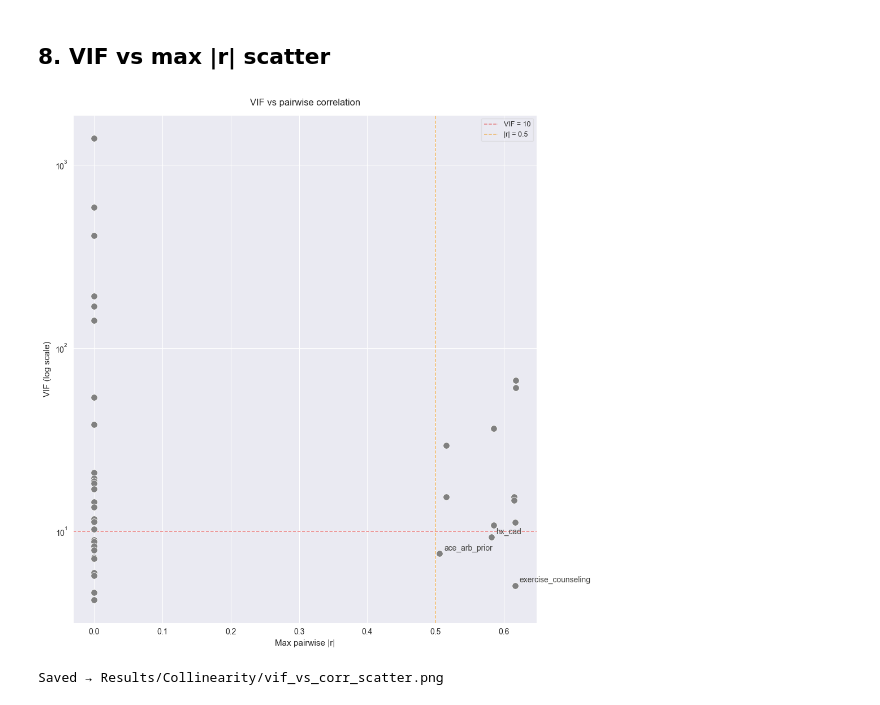
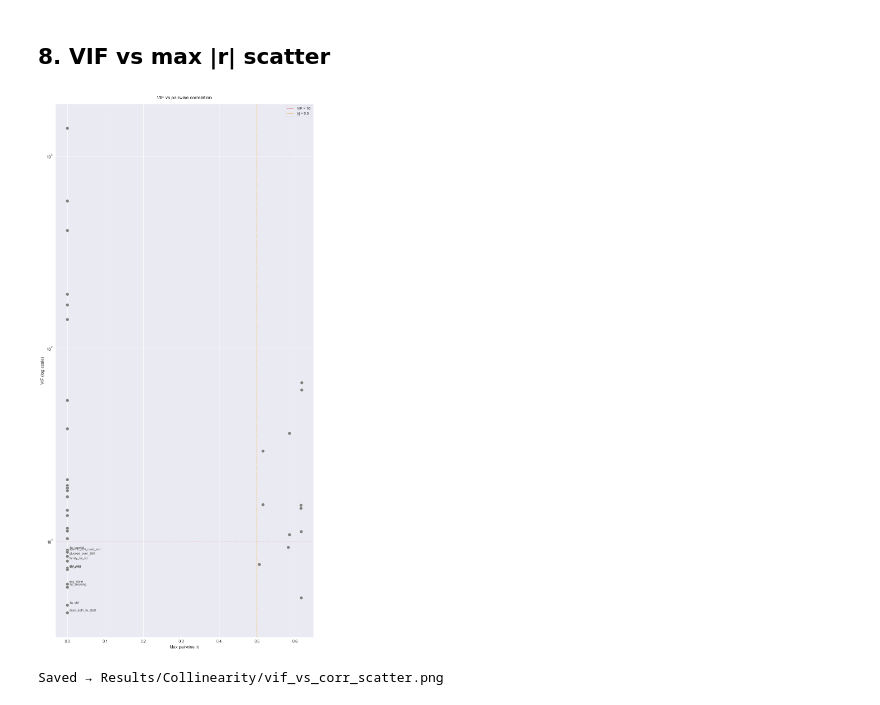
Before and after one commit to kstatham402/170A_Capstone_Project, a Jupyter notebook: notebooks/05_colinearity_analysis.ipynb, the cells around one changed output. Saved outputs shown, nothing was run; the diff lists cells and outputs as text; code cells hidden in the pictures.

```diff
--- a/notebooks/05_colinearity_analysis.ipynb
+++ b/notebooks/05_colinearity_analysis.ipynb
@@ -306,7 +306,7 @@ Saved → Results/Collinearity/vif_barplot.png
 # %% [markdown]
 ## 8. VIF vs max |r| scatter
 # %%
-fig, ax = plt.subplots(figsize=(10, 10))
+fig, ax = plt.subplots(figsize=(10, 20))
 
 ax.scatter(
     vif_df["max_abs_r"], vif_df["VIF"],
@@ -314,34 +314,34 @@ ax.scatter(
     s=70,
     edgecolors="white",
     lw=0.6,
     zorder=3,
 )
 ax.axhline(VIF_THRESH,  color=COL_FLAG, lw=1.1, ls="--", alpha=0.7, label=f"VIF = {VIF_THRESH}")
 ax.axvline(CORR_THRESH, color=COL_WARN, lw=1.1, ls="--", alpha=0.7, label=f"|r| = {CORR_THRESH}")
 
-mask = (vif_df["VIF"] < VIF_THRESH) & (vif_df["max_abs_r"] > CORR_THRESH)
+mask = (vif_df["VIF"] < VIF_THRESH) & (vif_df["max_abs_r"] < CORR_THRESH)
 
 for _, row in vif_df[mask].iterrows():
     ax.annotate(
         row["feature"],
         xy=(row["max_abs_r"], row["VIF"]),
         xytext=(6, 4),
         textcoords="offset points",
-        fontsize=10,
+        fontsize=8,
         color="#444441",
     )
 
 ax.set_yscale("log")
 ax.set_xlabel("Max pairwise |r|", fontsize=11)
 ax.set_ylabel("VIF (log scale)", fontsize=11)
 ax.set_title("VIF vs pairwise correlation", fontsize=12, pad=12)
 ax.legend(fontsize=9, framealpha=0.4)
 
 plt.tight_layout()
 scatter_path = os.path.join(out_folder, "vif_vs_corr_scatter.png")
 fig.savefig(scatter_path, dpi=150, bbox_inches="tight")
 plt.show()
 print(f"Saved → {scatter_path}")
 # %% [output]
-[figure, old version]
+[figure, new version]
 Saved → Results/Collinearity/vif_vs_corr_scatter.png
```
Also changed, not shown: parts of 2 cells of this notebook, 6 other files.
